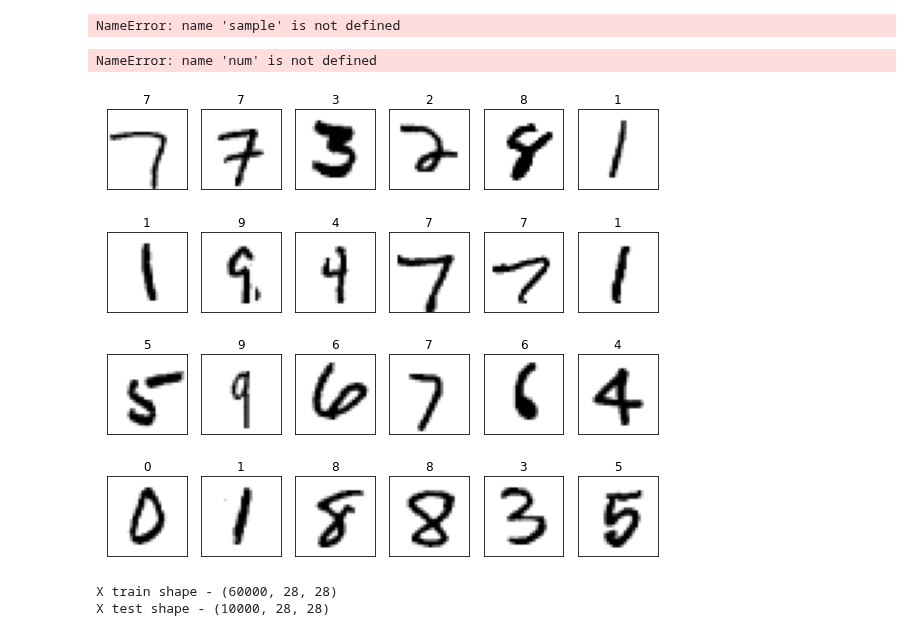
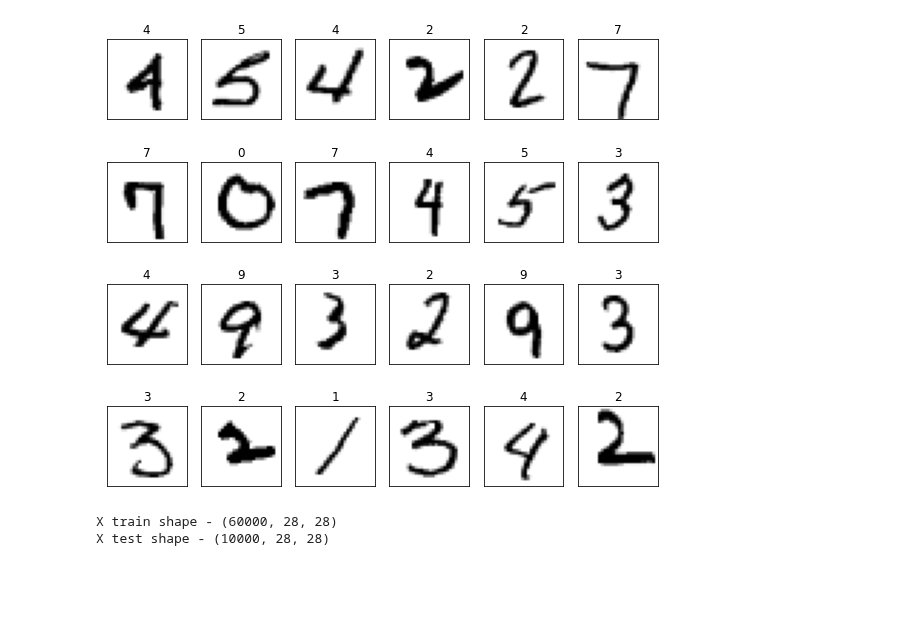
Before and after one commit to infoshareacademy/jdszr2-DataResearchers, a Jupyter notebook: DL/dataset_creator.ipynb, the cells around one changed output. Drawn from its saved outputs; the diff is of its cells as text; code cells hidden in the pictures; blank space fills up the shorter version.

```diff
--- a/DL/dataset_creator.ipynb
+++ b/DL/dataset_creator.ipynb
@@ -31,47 +32,21 @@ from sklearn.metrics import confusion_matrix
 # %%
 # load dataset
 (X_train, Y_train), (X_test, Y_test) = tf.keras.datasets.mnist.load_data()
-# %%
-import matplotlib.pyplot as plt
-%matplotlib inline
-
-image = X_train[sample]
-num = len(X_train)
-
-images_X = X_train[:num]
-images_Y = Y_train[:num]
-# %% [output]
-NameError: name 'sample' is not defined
-# %%
-from random import randint
-
-for i in range(0,4):
-    index1 = randint(0,num-1)
-    index2 = randint(0,num-1)
-    index3 = randint(0,num-1)
-    index4 = randint(0,num-1)
-
-    img_X = np.concatenate((images_X[index1],images_X[index2],images_X[index3],images_X[index4]), axis = 1)
-    img_Y = (images_Y[index1], images_Y[index2], images_Y[index3], images_Y[index4] )
-
-    print(img_Y)
-    plt.imshow(img_X)
-
-    plt.show()
-# %% [output]
-NameError: name 'num' is not defined
 # %%
-index = np.random.choice(np.arange(len(X_train)),24,replace=False)
-fig,axes = plt.subplots(nrows=4,ncols=6,figsize=(8,8))
-for item in zip(axes.ravel(),X_train[index],Y_train[index]):
-    axes,image,target = item
-    axes.imshow(image,cmap=plt.cm.gray_r)
-    axes.set_xticks([])
-    axes.set_yticks([])
-    axes.set_title(target)
-    plt.tight_layout()
+def digits_plot():
+    index = np.random.choice(np.arange(len(X_train)),24,replace=False)
+    fig,axes = plt.subplots(nrows=4,ncols=6,figsize=(8,8))
+    for item in zip(axes.ravel(),X_train[index],Y_train[index]):
+        axes,image,target = item
+        axes.imshow(image,cmap=plt.cm.gray_r)
+        axes.set_xticks([])
+        axes.set_yticks([])
+        axes.set_title(target)
+        plt.tight_layout()
-# %% [output]
-[figure, removed]
+# %%
+digits_plot()
+# %% [output]
+[figure, added]
 # %%
 print(f"X train shape - {X_train.shape}\nX test shape - {X_test.shape}")
 # %% [output]
```
Also changed, not shown: parts of 17 cells of this notebook, 7 other files.
